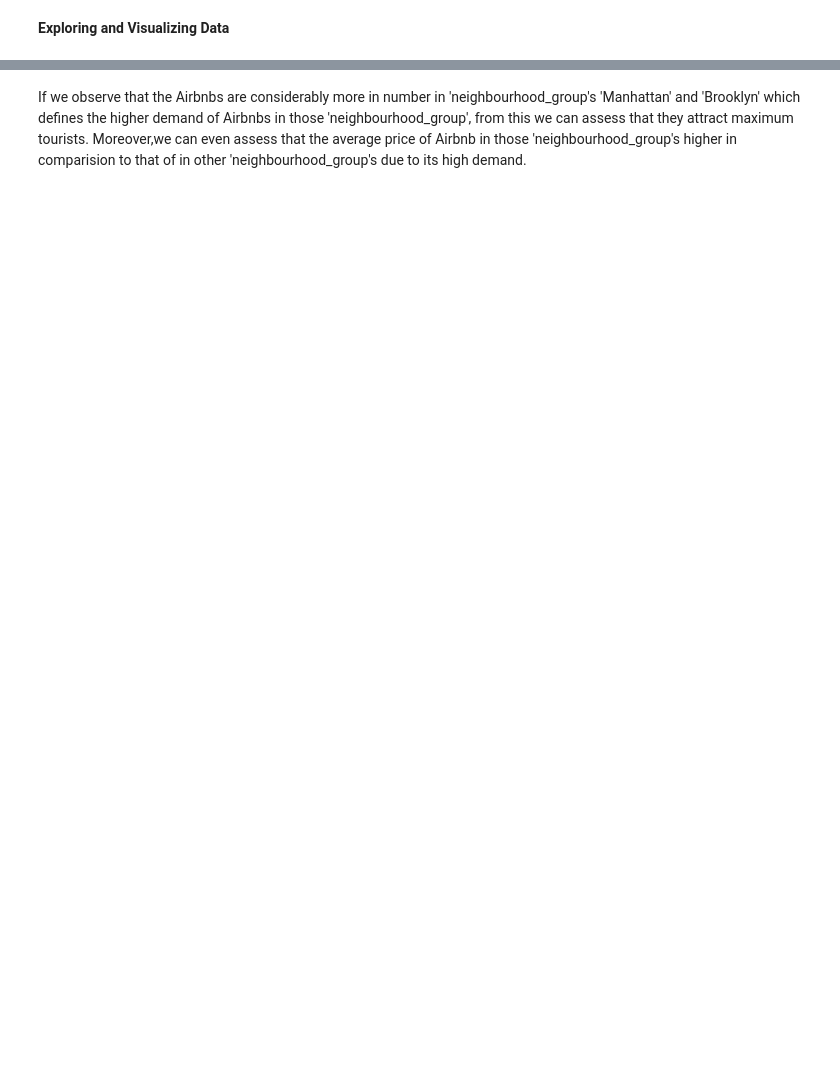
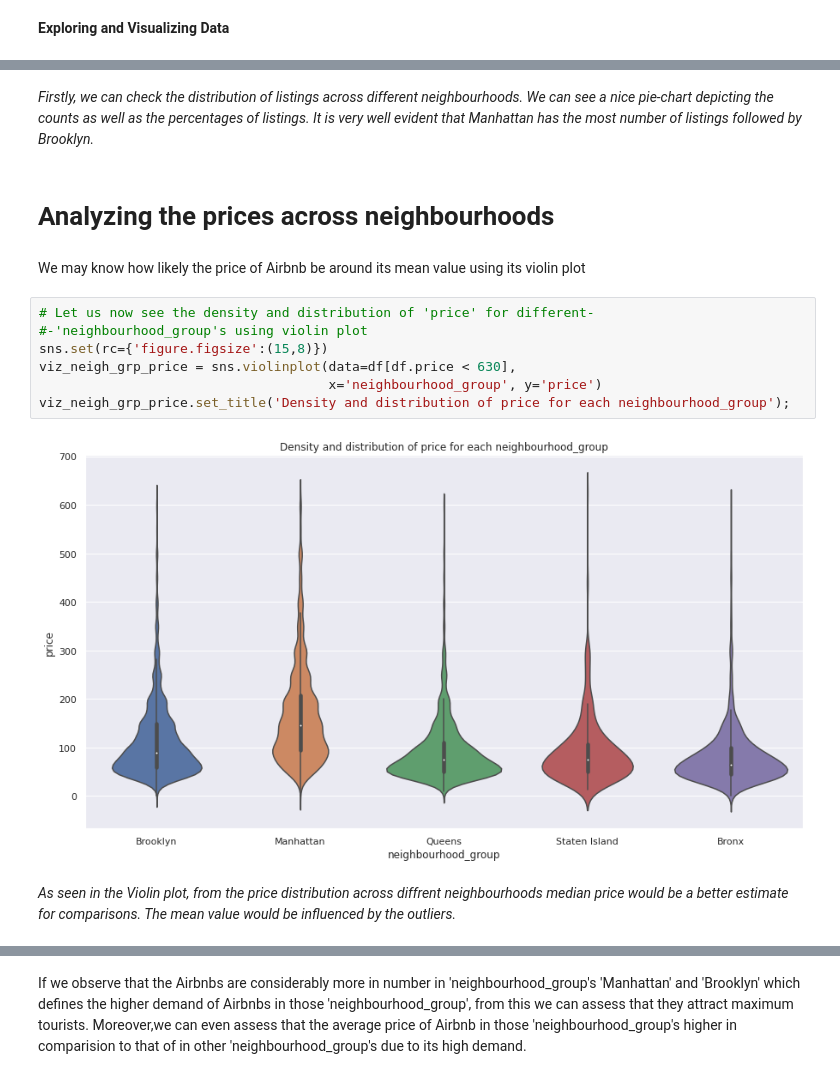
Before and after one commit to abm4github/Airbnb-EDA, a Jupyter notebook: Airbnb_EDA.ipynb, the cells around one changed output, grey strips where cells are left out. Cells and saved outputs as stored; diff of their text form; blank space fills up the shorter version.

```diff
--- a/Airbnb_EDA.ipynb
+++ b/Airbnb_EDA.ipynb
@@ -219,0 +190,17 @@ dtype: float64
+# %% [markdown]
+*Firstly, we can check the distribution of listings across different neighbourhoods. We can see a nice pie-chart depicting the counts as well as the percentages of listings. It is very well evident that Manhattan has the most number of listings followed by Brooklyn.*
+# %% [markdown]
+# **Analyzing the prices across neighbourhoods**
+# %% [markdown]
+We may know how likely the price of Airbnb be around its mean value using its violin plot
+# %%
+# Let us now see the density and distribution of 'price' for different-
+#-'neighbourhood_group's using violin plot
+sns.set(rc={'figure.figsize':(15,8)})
+viz_neigh_grp_price = sns.violinplot(data=df[df.price < 630],
+                                     x='neighbourhood_group', y='price')
+viz_neigh_grp_price.set_title('Density and distribution of price for each neighbourhood_group');
+# %% [output]
+[figure, added]
+# %% [markdown]
+*As seen in the Violin plot, from the price distribution across diffrent neighbourhoods median price would be a better estimate for comparisons. The mean value would be influenced by the outliers.*
```
Also changed, not shown: parts of 105 cells of this notebook.
